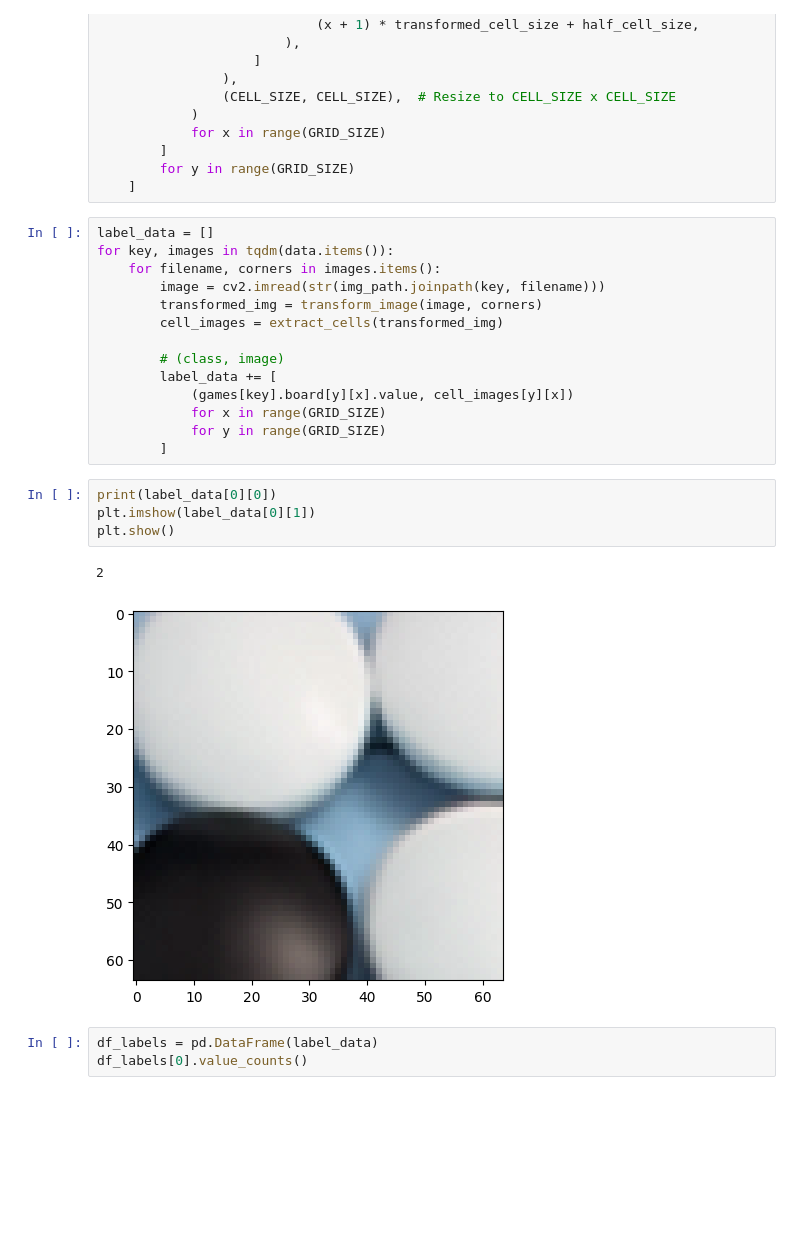
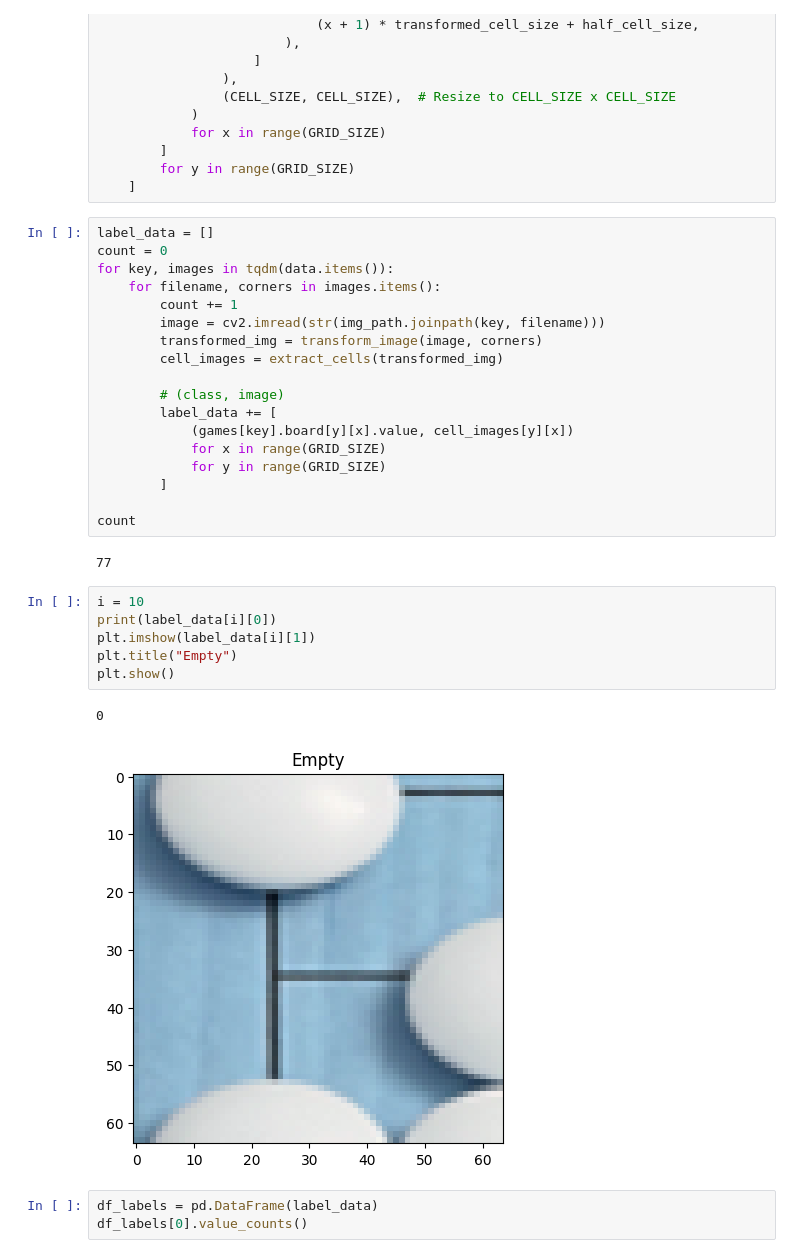
Before and after one commit to romangoempire/goban-watcher, a Jupyter notebook: notebooks/0_classification.ipynb, the cells around one changed output. Cells and saved outputs as stored; diff of their text form; blank space fills up the shorter version.

```diff
--- a/notebooks/0_classification.ipynb
+++ b/notebooks/0_classification.ipynb
@@ -108,8 +108,10 @@ def extract_cells(frame) -> list:
     ]
 # %%
 label_data = []
+count = 0
 for key, images in tqdm(data.items()):
     for filename, corners in images.items():
+        count += 1
         image = cv2.imread(str(img_path.joinpath(key, filename)))
         transformed_img = transform_image(image, corners)
         cell_images = extract_cells(transformed_img)
@@ -120,13 +122,19 @@ for key, images in tqdm(data.items()):
             for x in range(GRID_SIZE)
             for y in range(GRID_SIZE)
         ]
+
+count
+# %% [output]
+77
 # %%
-print(label_data[0][0])
-plt.imshow(label_data[0][1])
+i = 10
+print(label_data[i][0])
+plt.imshow(label_data[i][1])
+plt.title("Empty")
 plt.show()
 # %% [output]
-2
+0
-[figure, old version]
+[figure, new version]
 # %%
 df_labels = pd.DataFrame(label_data)
 df_labels[0].value_counts()
```
Also changed, not shown: parts of 3 cells of this notebook, 5 other files.
